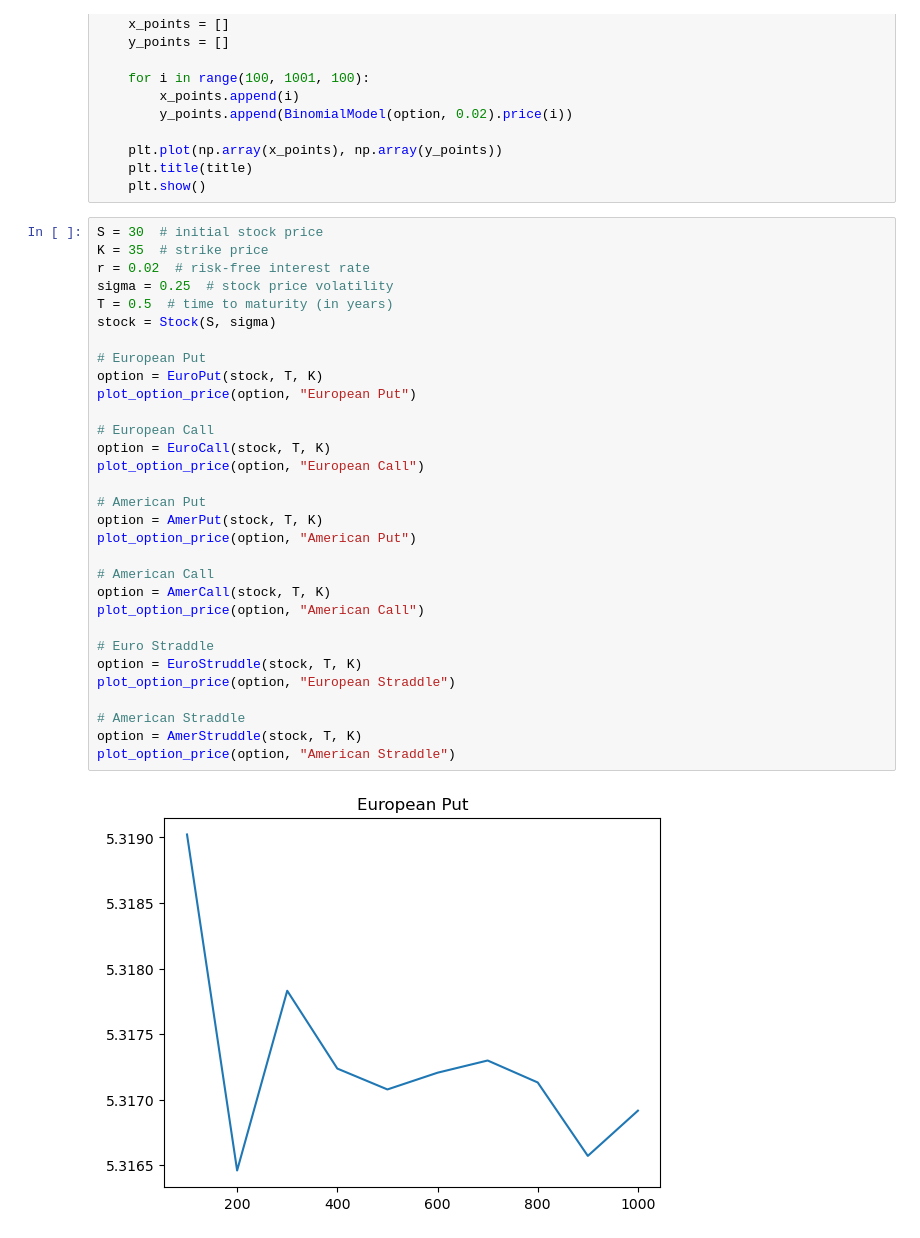
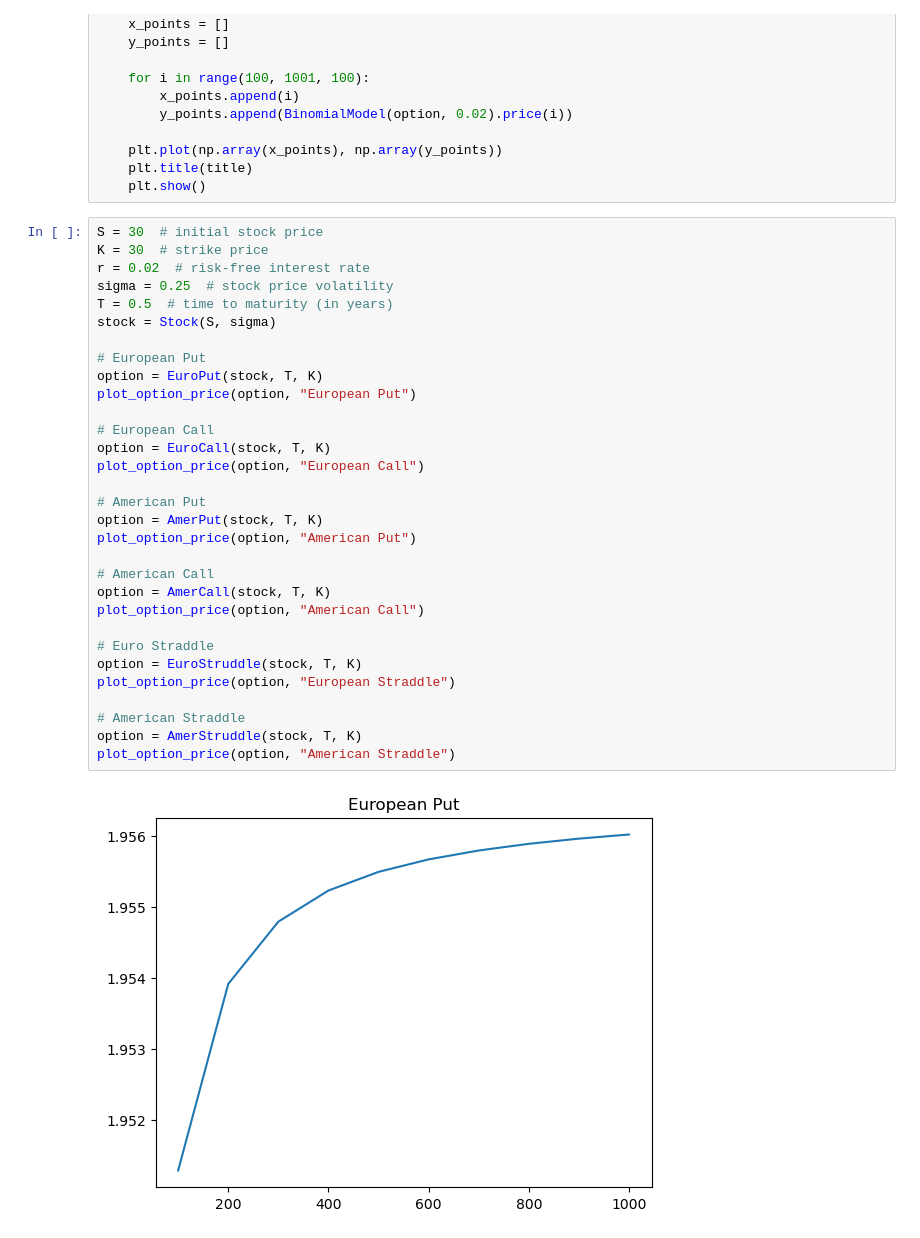
Before and after one commit to antonsharapov1/der, a Jupyter notebook: hw1.ipynb, the cells around one changed output. Cells and saved outputs as stored; diff of their text form.

```diff
--- a/hw1.ipynb
+++ b/hw1.ipynb
@@ -113,34 +113,34 @@ def plot_option_price(option, title):
     plt.show()
 # %%
 S = 30  # initial stock price
-K = 35  # strike price
+K = 30  # strike price
 r = 0.02  # risk-free interest rate
 sigma = 0.25  # stock price volatility
 T = 0.5  # time to maturity (in years)
 stock = Stock(S, sigma)
 
 # European Put
 option = EuroPut(stock, T, K)
 plot_option_price(option, "European Put")
 
 # European Call
 option = EuroCall(stock, T, K)
 plot_option_price(option, "European Call")
 
 # American Put
 option = AmerPut(stock, T, K)
 plot_option_price(option, "American Put")
 
 # American Call
 option = AmerCall(stock, T, K)
 plot_option_price(option, "American Call")
 
 # Euro Straddle
 option = EuroStruddle(stock, T, K)
 plot_option_price(option, "European Straddle")
 
 # American Straddle
 option = AmerStruddle(stock, T, K)
 plot_option_price(option, "American Straddle")
 # %% [output]
-[figure, old version]
+[figure, new version]
```
Also changed, not shown: parts of 2 cells of this notebook.
